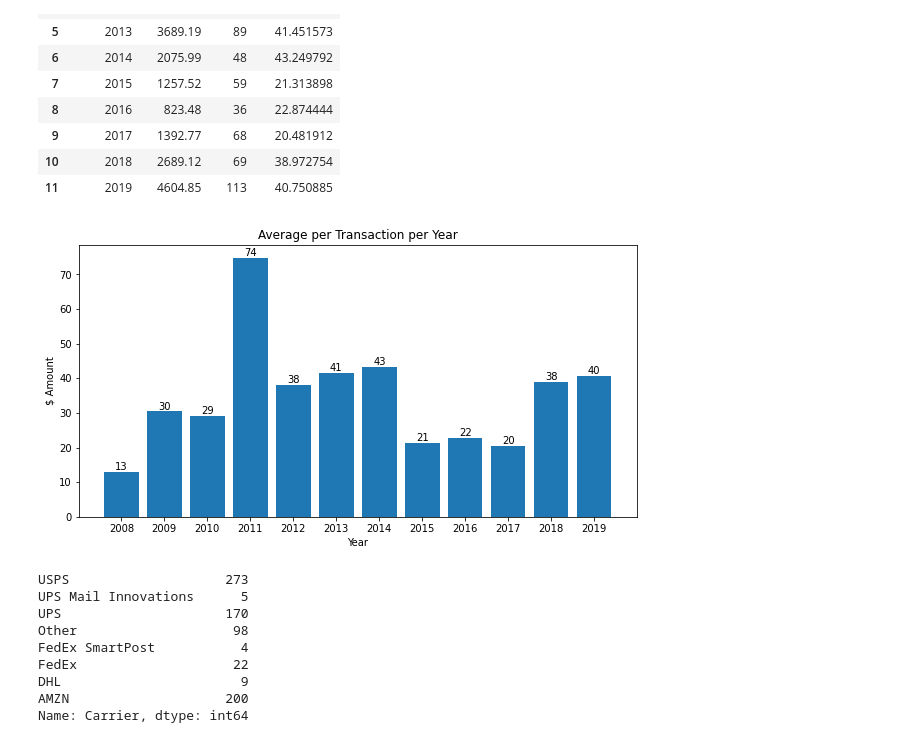
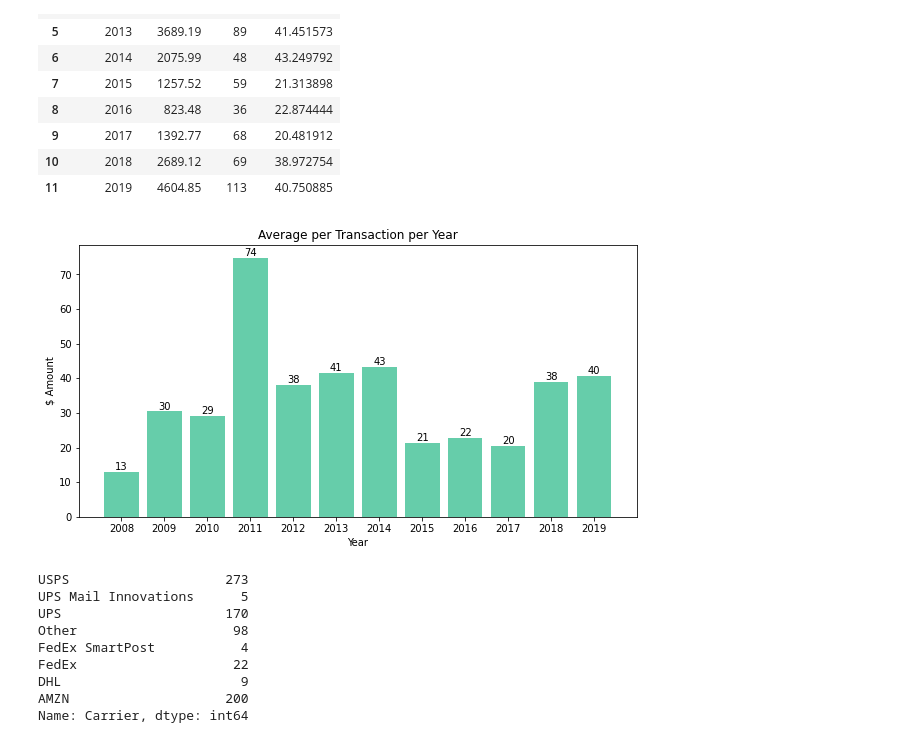
Before and after one commit to AmitSamra/AmazonOrderHistoryAirflowAWS, a Jupyter notebook: AmazonOrderHistoryAirflowAWS_input.ipynb, the cells around one changed output. Saved outputs shown, nothing was run; the diff lists cells and outputs as text; code cells hidden in the pictures.

```diff
--- a/AmazonOrderHistoryAirflowAWS_input.ipynb
+++ b/AmazonOrderHistoryAirflowAWS_input.ipynb
@@ -562,24 +562,24 @@ df_YearAvgTrans
 # %%
 # Plot average per transaction by year
 
 fig, ax = plt.subplots(figsize=(10,5))
-ax.bar(df_YearAvgTrans['OrderYear'],df_YearAvgTrans['AvgPerTrans'])
+ax.bar(df_YearAvgTrans['OrderYear'],df_YearAvgTrans['AvgPerTrans'], color='mediumaquamarine')
 ax.set_xlabel('Year')
 ax.set_ylabel('$ Amount')
 ax.set_title('Average per Transaction per Year')
 plt.xticks([x for x in df_YearAvgTrans['OrderYear']], rotation = 0)
 
 ax.yaxis.set_major_formatter(
     ticker.FuncFormatter(lambda y,p: format(int(y),','))
 )
 
 for i,j in zip(df_YearAvgTrans['OrderYear'],df_YearAvgTrans['AvgPerTrans']):
     ax.annotate(format(int(j), ','), xy=(i,j), va='bottom', ha='center')
 
 plt.show()
 #ax.figure.savefig('./img/AveragePerTransPerYear.png', bbox_inches='tight', dpi=150)
 # %% [output]
-[figure, old version]
+[figure, new version]
 # %%
 # Shipping method
 
```
Also changed, not shown: parts of 5 cells of this notebook, 7 other files.
